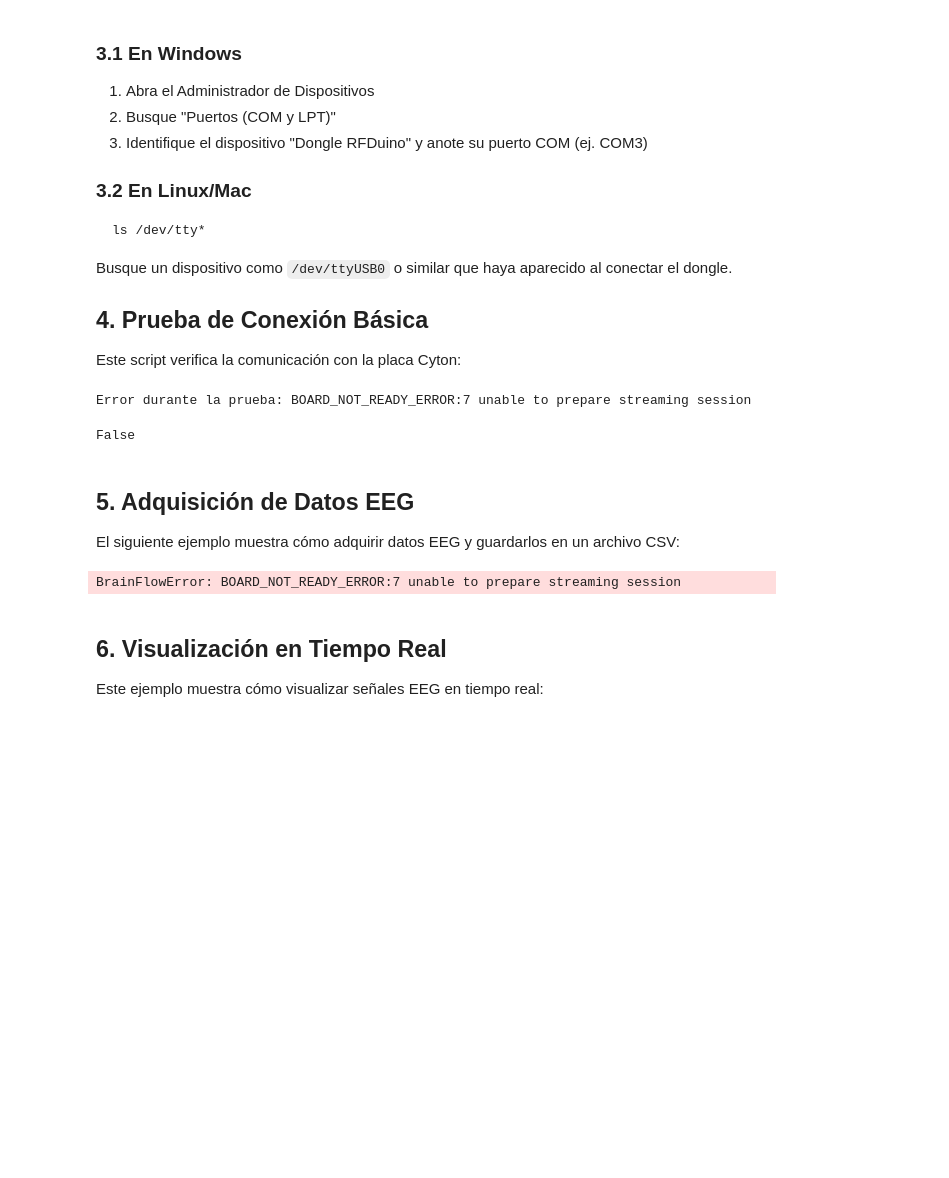
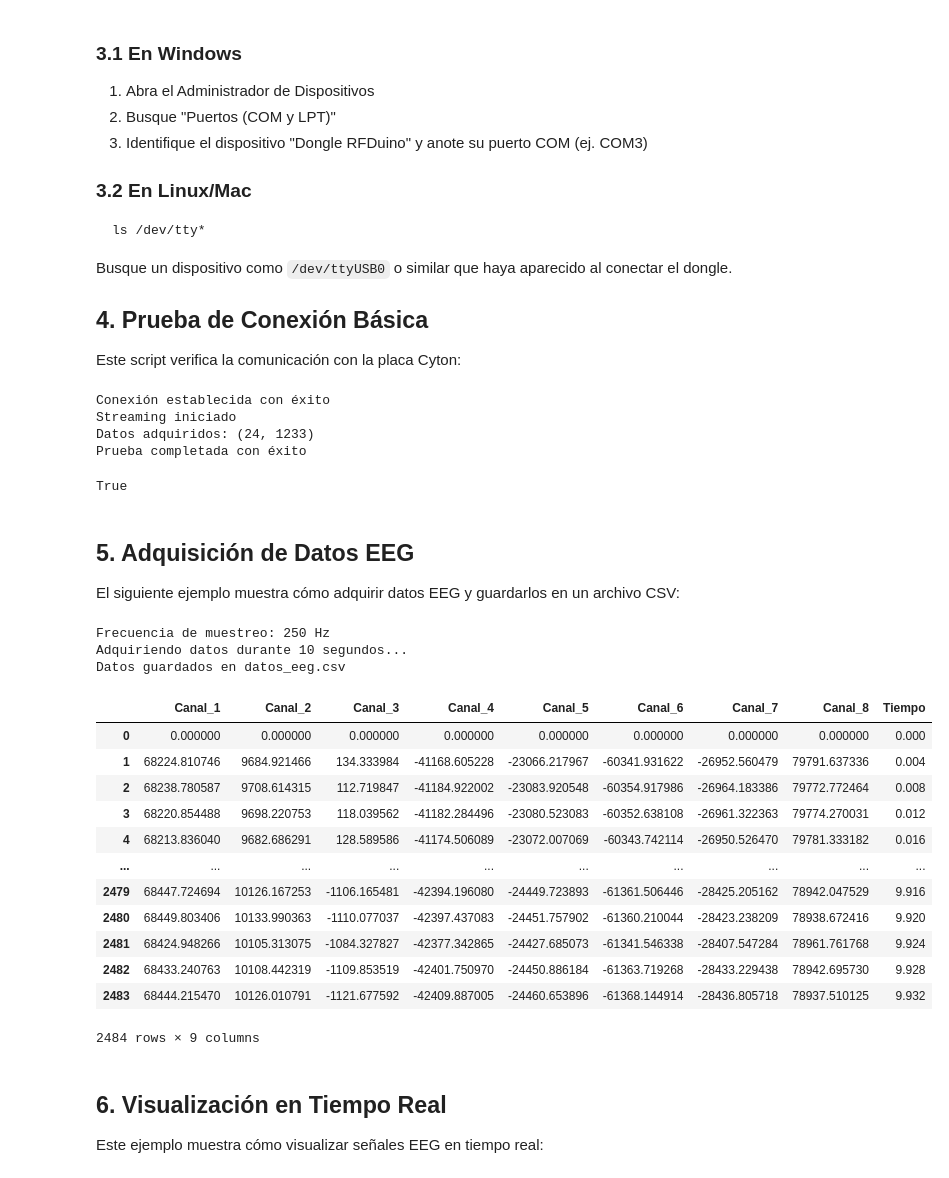
Before and after one commit to Megaomega99/OpenBCI_aesthetics, a Jupyter notebook: Aprendizaje y pruebas OpenBCI.ipynb, the cells around one changed output. Cells and saved outputs as stored; diff of their text form; code cells hidden in the pictures; blank space fills up the shorter version.

```diff
--- a/Aprendizaje y pruebas OpenBCI.ipynb
+++ b/Aprendizaje y pruebas OpenBCI.ipynb
@@ -137,10 +137,13 @@ def test_connection(puerto_serial):
         print(f"Error durante la prueba: {e}")
         return False
 
-test_connection("COM3")
+test_connection("COM6")
 # %% [output]
-Error durante la prueba: BOARD_NOT_READY_ERROR:7 unable to prepare streaming session
+Conexión establecida con éxito
+Streaming iniciado
+Datos adquiridos: (24, 1233)
+Prueba completada con éxito
-False
+True
 # %% [markdown]
 ## 5. Adquisición de Datos EEG
 
@@ -180,35 +183,50 @@ def adquirir_datos_eeg(puerto_serial, duracion=60, nombre_archivo='datos_eeg.csv
     # Iniciar adquisición
     board.start_stream()
     print(f"Adquiriendo datos durante {duracion} segundos...")
 
     time.sleep(duracion)
 
     # Detener adquisición
     data = board.get_board_data()
     board.stop_stream()
     board.release_session()
 
     # Obtener los canales EEG (excluyendo timestamps y otros datos)
     eeg_channels = BoardShim.get_eeg_channels(BoardIds.CYTON_BOARD)
     eeg_data = data[eeg_channels]
 
     # Crear DataFrame con los datos
     df = pd.DataFrame(eeg_data.T)
     column_names = [f'Canal_{i+1}' for i in range(len(eeg_channels))]
     df.columns = column_names
 
     # Añadir columna de tiempo
     df['Tiempo'] = np.arange(len(df)) / fs
 
     # Guardar datos
     df.to_csv(nombre_archivo, index=False)
     print(f"Datos guardados en {nombre_archivo}")
     return df
 
 # Ejemplo de uso
-adquirir_datos_eeg("COM3", duracion=10, nombre_archivo='datos_eeg.csv')
+adquirir_datos_eeg("COM6", duracion=10, nombre_archivo='datos_eeg.csv')
 # %% [output]
-BrainFlowError: BOARD_NOT_READY_ERROR:7 unable to prepare streaming session
+Frecuencia de muestreo: 250 Hz
+Adquiriendo datos durante 10 segundos...
+Datos guardados en datos_eeg.csv
+|  | Canal_1 | Canal_2 | Canal_3 | Canal_4 | Canal_5 | Canal_6 | Canal_7 | Canal_8 | Tiempo |
+| 0 | 0.000000 | 0.000000 | 0.000000 | 0.000000 | 0.000000 | 0.000000 | 0.000000 | 0.000000 | 0.000 |
+| 1 | 68224.810746 | 9684.921466 | 134.333984 | -41168.605228 | -23066.217967 | -60341.931622 | -26952.560479 | 79791.637336 | 0.004 |
+| 2 | 68238.780587 | 9708.614315 | 112.719847 | -41184.922002 | -23083.920548 | -60354.917986 | -26964.183386 | 79772.772464 | 0.008 |
+| 3 | 68220.854488 | 9698.220753 | 118.039562 | -41182.284496 | -23080.523083 | -60352.638108 | -26961.322363 | 79774.270031 | 0.012 |
+| 4 | 68213.836040 | 9682.686291 | 128.589586 | -41174.506089 | -23072.007069 | -60343.742114 | -26950.526470 | 79781.333182 | 0.016 |
+| ... | ... | ... | ... | ... | ... | ... | ... | ... | ... |
+| 2479 | 68447.724694 | 10126.167253 | -1106.165481 | -42394.196080 | -24449.723893 | -61361.506446 | -28425.205162 | 78942.047529 | 9.916 |
+| 2480 | 68449.803406 | 10133.990363 | -1110.077037 | -42397.437083 | -24451.757902 | -61360.210044 | -28423.238209 | 78938.672416 | 9.920 |
+| 2481 | 68424.948266 | 10105.313075 | -1084.327827 | -42377.342865 | -24427.685073 | -61341.546338 | -28407.547284 | 78961.761768 | 9.924 |
+| 2482 | 68433.240763 | 10108.442319 | -1109.853519 | -42401.750970 | -24450.886184 | -61363.719268 | -28433.229438 | 78942.695730 | 9.928 |
+| 2483 | 68444.215470 | 10126.010791 | -1121.677592 | -42409.887005 | -24460.653896 | -61368.144914 | -28436.805718 | 78937.510125 | 9.932 |
+2484 rows × 9 columns
 # %% [markdown]
 ## 6. Visualización en Tiempo Real
 
```
Also changed, not shown: parts of 1 cell of this notebook, 5 other files.
